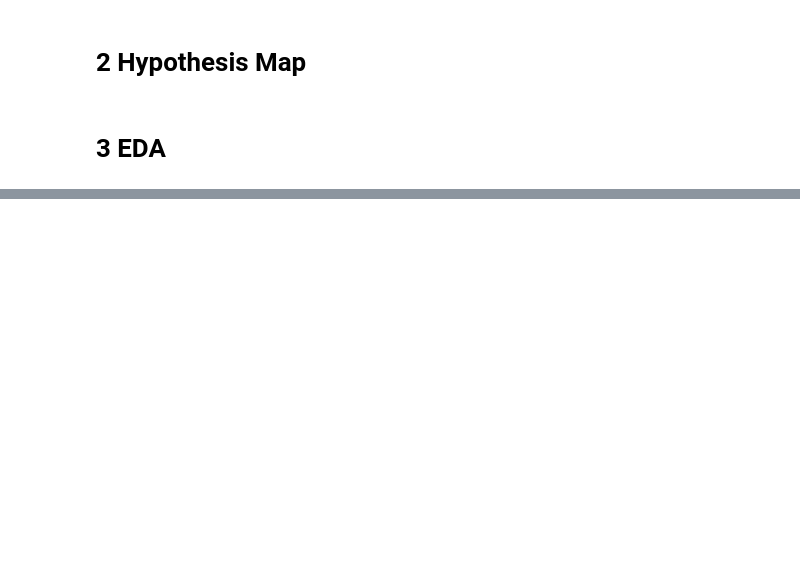
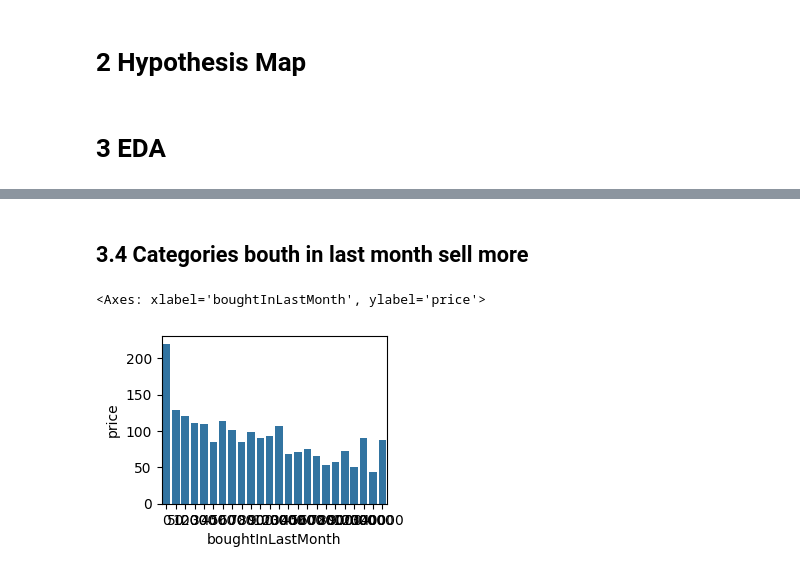
Before and after one commit to thalesluizbraga/project_amazon_eda, a Jupyter notebook: amazon_eda.ipynb, the cells around one changed output, grey strips where cells are left out. Saved outputs shown, nothing was run; the diff lists cells and outputs as text; code cells hidden in the pictures; blank space fills up the shorter version.

```diff
--- a/amazon_eda.ipynb
+++ b/amazon_eda.ipynb
@@ -155,0 +200,12 @@ sns.barplot(x='stars_binned', y='price', data=aux1)
+# %% [markdown]
+## 3.4 Categories bouth in last month sell more
+# %%
+plt.subplot(2,2,1)
+aux6 = df2[['price', 'boughtInLastMonth']].groupby('boughtInLastMonth').mean().reset_index()
+sns.barplot(x='boughtInLastMonth', y='price', data=aux6)
+
+#plt.subplot(2,2,2)
+#sns.heatmap( aux5.corr( method='pearson' ), annot=True )
+# %% [output]
+<Axes: xlabel='boughtInLastMonth', ylabel='price'>
+[figure, added]
```
Also changed, not shown: parts of 16 cells of this notebook.
